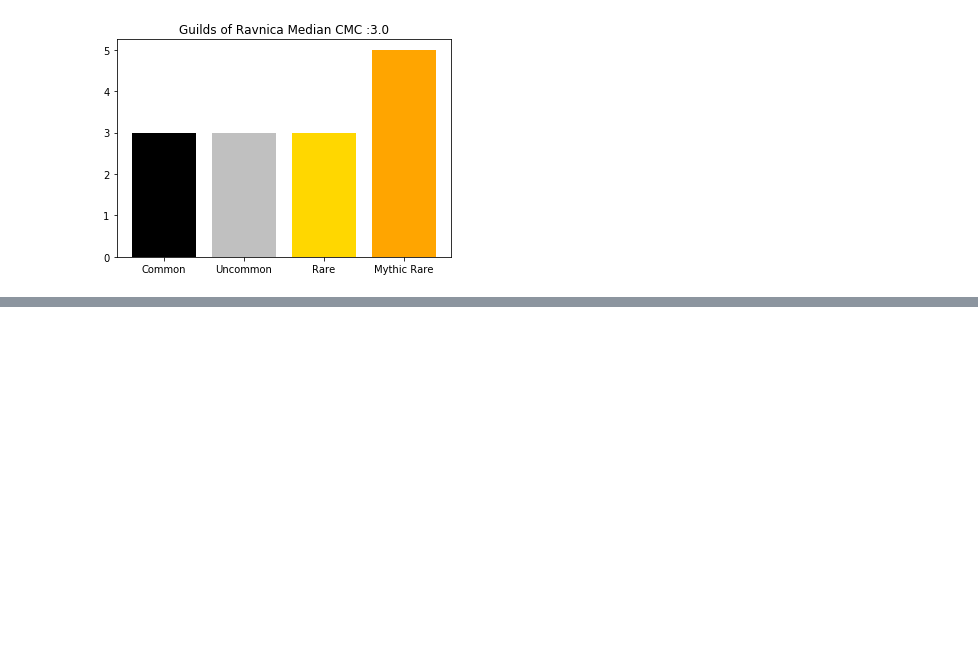
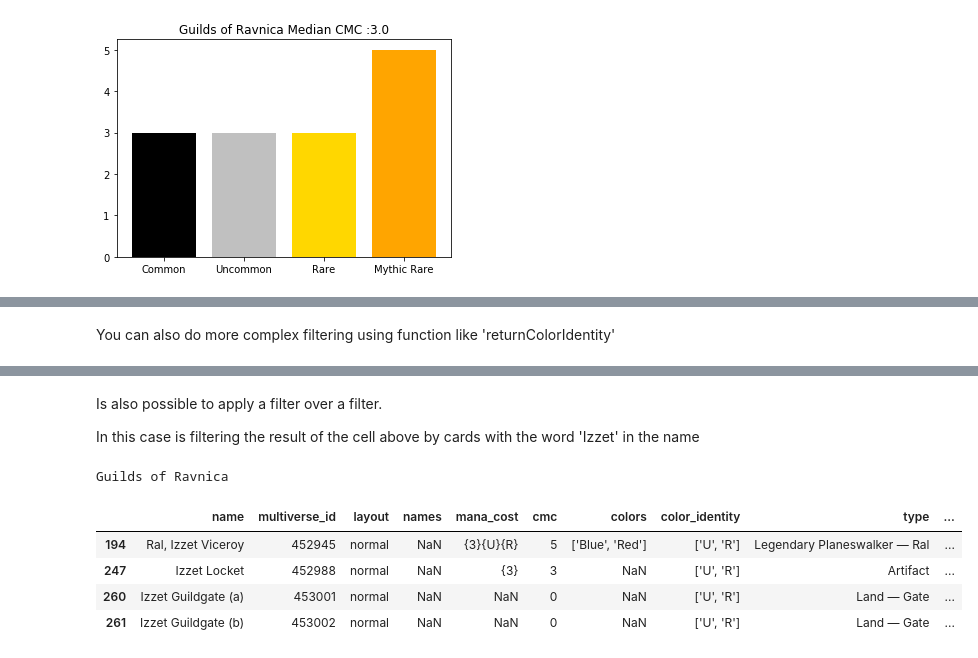
Before and after one commit to Welpato/mtgAnalyzer, a Jupyter notebook: BasicFunctions.ipynb, the cells around one changed output, grey strips where cells are left out. Saved outputs shown, nothing was run; the diff lists cells and outputs as text; code cells hidden in the pictures; blank space fills up the shorter version.

Commit message:
Adding the possibility to apply a filter over another filter
And removing the useless column 'names'

```diff
--- a/BasicFunctions.ipynb
+++ b/BasicFunctions.ipynb
@@ -53 +45,3 @@ Guilds of Ravnica
+# %% [markdown]
+You can also do more complex filtering using function like 'returnColorIdentity'
 # %%
@@ -72,3 +66,17 @@ Guilds of Ravnica
 | 274 | Ral, Caller of Storms | 455605 | normal | NaN | {4}{U}{R} | 6 | ['Blue', 'Red'] | ['U', 'R'] | Legendary Planeswalker — Ral | ... |
 | 276 | Precision Bolt | 455607 | normal | NaN | {2}{R} | 3 | ['Red'] | ['R'] | Sorcery | ... |
 | 277 | Ral's Staticaster | 455608 | normal | NaN | {2}{U}{R} | 4 | ['Blue', 'Red'] | ['U', 'R'] | Creature — Viashino Wizard | ... |
+# %% [markdown]
+Is also possible to apply a filter over a filter.
+
+In this case is filtering the result of the cell above by cards with the word 'Izzet' in the name
+# %%
+list = compare.filterCardSetListBy(compare.cardSetList, compare.card.name,'Izzet')
+compare.plotCardSetList(list)
+# %% [output]
+Guilds of Ravnica
+|  | name | multiverse_id | layout | names | mana_cost | cmc | colors | color_identity | type | ... |
+| 194 | Ral, Izzet Viceroy | 452945 | normal | NaN | {3}{U}{R} | 5 | ['Blue', 'Red'] | ['U', 'R'] | Legendary Planeswalker — Ral | ... |
+| 247 | Izzet Locket | 452988 | normal | NaN | {3} | 3 | NaN | ['U', 'R'] | Artifact | ... |
+| 260 | Izzet Guildgate (a) | 453001 | normal | NaN | NaN | 0 | NaN | ['U', 'R'] | Land — Gate | ... |
+| 261 | Izzet Guildgate (b) | 453002 | normal | NaN | NaN | 0 | NaN | ['U', 'R'] | Land — Gate | ... |
```
Also changed, not shown: parts of 6 cells of this notebook, 3 other files.
